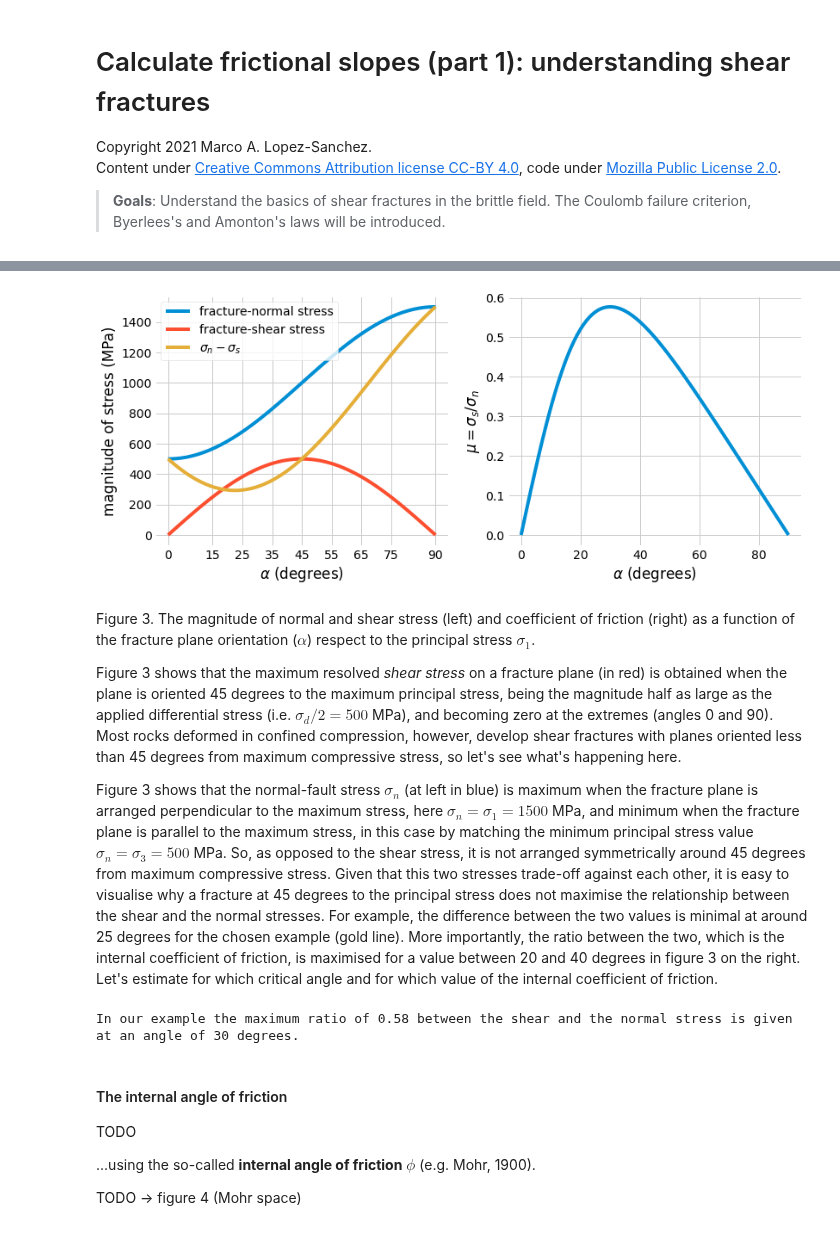
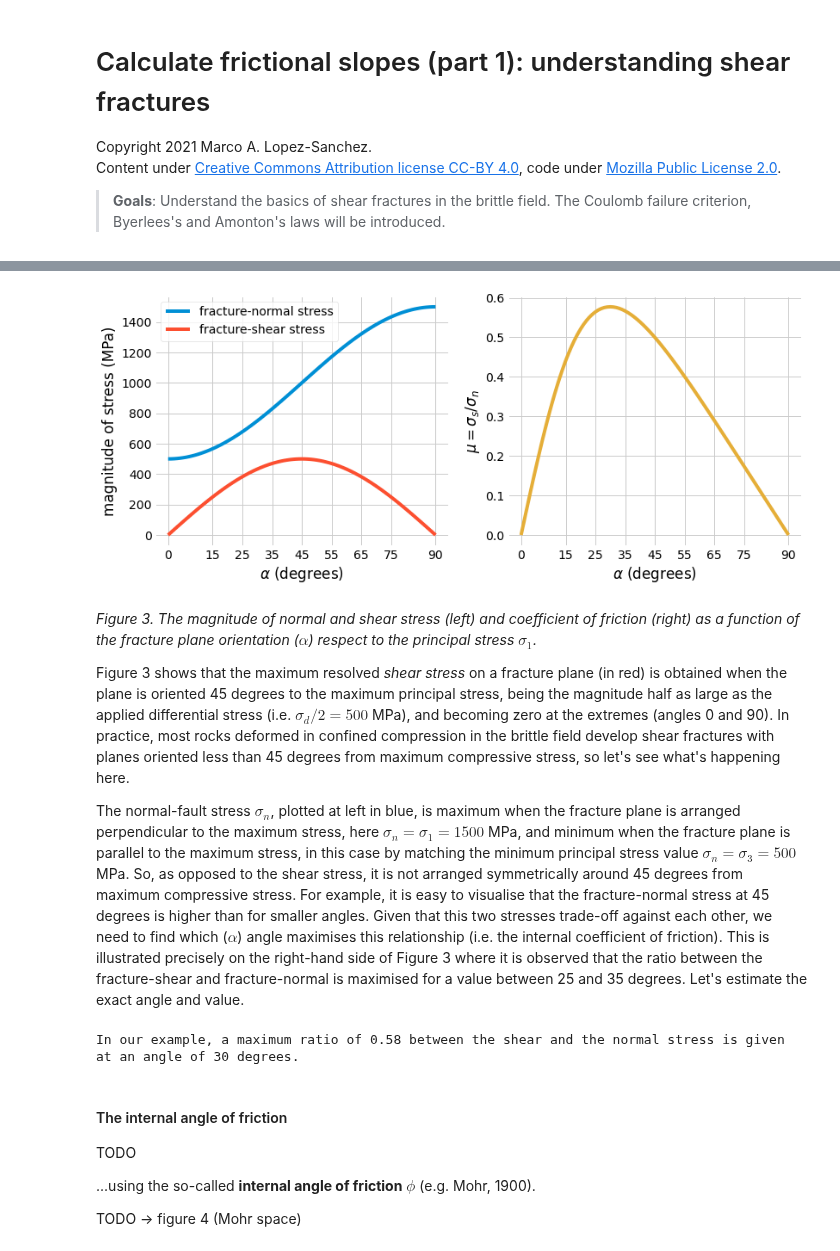
Before and after one commit to marcoalopez/strength_envelopes, a Jupyter notebook: notebooks/brittle_faults.ipynb, the cells around one changed output, grey strips where cells are left out. Cells and saved outputs as stored; diff of their text form; code cells hidden in the pictures.

```diff
--- a/notebooks/brittle_faults.ipynb
+++ b/notebooks/brittle_faults.ipynb
@@ -80,35 +80,35 @@ maximum = sigma_ratio[np.argmax(sigma_ratio)]  # numpy argmax returns the index
 # %%
 # make the plot
 fig, (ax1, ax2) = plt.subplots(ncols=2, figsize=(12, 5))
 
 # axe 1: magnitude of normal and shear stress
 ax1.plot(90 - angles, sigma_n, label='fracture-normal stress')
 ax1.plot(90 - angles, sigma_s, label='fracture-shear stress')
-ax1.plot(90 - angles, sigma_n - sigma_s, label='$\sigma_n - \sigma_s$')
 
 ax1.set(xlabel=r'$\alpha$ (degrees)', ylabel='magnitude of stress (MPa)')
 ax1.set_xticks([0, 15, 25, 35, 45, 55, 65, 75, 90])
 ax1.legend(loc='best', fontsize=14)
 
 # axe 2: coefficent of friction
-ax2.plot(90 - angles, sigma_ratio, label='$\sigma_s / \sigma_n$')
+ax2.plot(90 - angles, sigma_ratio, color='C2', label='$\sigma_s / \sigma_n$')
+ax2.set_xticks([0, 15, 25, 35, 45, 55, 65, 75, 90])
 _ = ax2.set(xlabel=r'$\alpha$ (degrees)', ylabel='$\mu = \sigma_s / \sigma_n$')
 # %% [output]
-[figure, old version]
+[figure, new version]
 # %% [markdown]
-Figure 3. The magnitude of normal and shear stress (left) and coefficient of friction (right) as a function of the fracture plane orientation ($\alpha$) respect to the principal stress $\sigma_1$.
+_Figure 3. The magnitude of normal and shear stress (left) and coefficient of friction (right) as a function of the fracture plane orientation ($\alpha$) respect to the principal stress $\sigma_1$._
 
-Figure 3 shows that the maximum resolved _shear stress_ on a fracture plane (in red) is obtained when the plane is oriented 45 degrees to the maximum principal stress, being the magnitude half as large as the applied differential stress (i.e. $\sigma_d/2 = 500$ MPa), and becoming zero at the extremes (angles 0 and 90). Most rocks deformed in confined compression, however, develop shear fractures with planes oriented less than 45 degrees from maximum compressive stress, so let's see what's happening here.
+Figure 3 shows that the maximum resolved _shear stress_ on a fracture plane (in red) is obtained when the plane is oriented 45 degrees to the maximum principal stress, being the magnitude half as large as the applied differential stress (i.e. $\sigma_d/2 = 500$ MPa), and becoming zero at the extremes (angles 0 and 90). In practice, most rocks deformed in confined compression in the brittle field develop shear fractures with planes oriented less than 45 degrees from maximum compressive stress, so let's see what's happening here.
 
-Figure 3 shows that the normal-fault stress $\sigma_n$ (at left in blue) is maximum when the fracture plane is arranged perpendicular to the maximum stress, here $\sigma_n =\sigma_1 = 1500$ MPa, and minimum when the fracture plane is parallel to the maximum stress, in this case by matching the minimum principal stress value $\sigma_n =\sigma_3 = 500$ MPa. So, as opposed to the shear stress, it is not arranged symmetrically around 45 degrees from maximum compressive stress. Given that this two stresses trade-off against each other, it is easy to visualise why a fracture at 45 degrees to the principal stress does not maximise the relationship between the shear and the normal stresses. For example, the difference between the two values is minimal at around 25 degrees for the chosen example (gold line). More importantly, the ratio between the two, which is the internal coefficient of friction, is maximised for a value between 20 and 40 degrees in figure 3 on the right. Let's estimate for which critical angle and for which value of the internal coefficient of friction.
+The normal-fault stress $\sigma_n$, plotted at left in blue, is maximum when the fracture plane is arranged perpendicular to the maximum stress, here $\sigma_n =\sigma_1 = 1500$ MPa, and minimum when the fracture plane is parallel to the maximum stress, in this case by matching the minimum principal stress value $\sigma_n =\sigma_3 = 500$ MPa. So, as opposed to the shear stress, it is not arranged symmetrically around 45 degrees from maximum compressive stress. For example, it is easy to visualise that the fracture-normal stress at 45 degrees is higher than for smaller angles. Given that this two stresses trade-off against each other, we need to find which ($\alpha$) angle maximises this relationship (i.e. the internal coefficient of friction). This is illustrated precisely on the right-hand side of Figure 3 where it is observed that the ratio between the fracture-shear and fracture-normal is maximised for a value between 25 and 35 degrees. Let's estimate the exact angle and value.
 # %%
 # estimate the angle of friction for which the ratio is maximum
 critical_angle = 90 - angles[np.argmax(sigma_ratio)]
 
-print(f'In our example the maximum ratio of {maximum:.2f} between the shear and ' +
+print(f'In our example, a maximum ratio of {maximum:.2f} between the shear and ' +
       f'the normal stress is given at an angle of {critical_angle} degrees.')
 # %% [output]
-In our example the maximum ratio of 0.58 between the shear and the normal stress is given at an angle of 30 degrees.
+In our example, a maximum ratio of 0.58 between the shear and the normal stress is given at an angle of 30 degrees.
 # %% [markdown]
 #### The internal angle of friction
 
```
Also changed, not shown: parts of 2 cells of this notebook.
